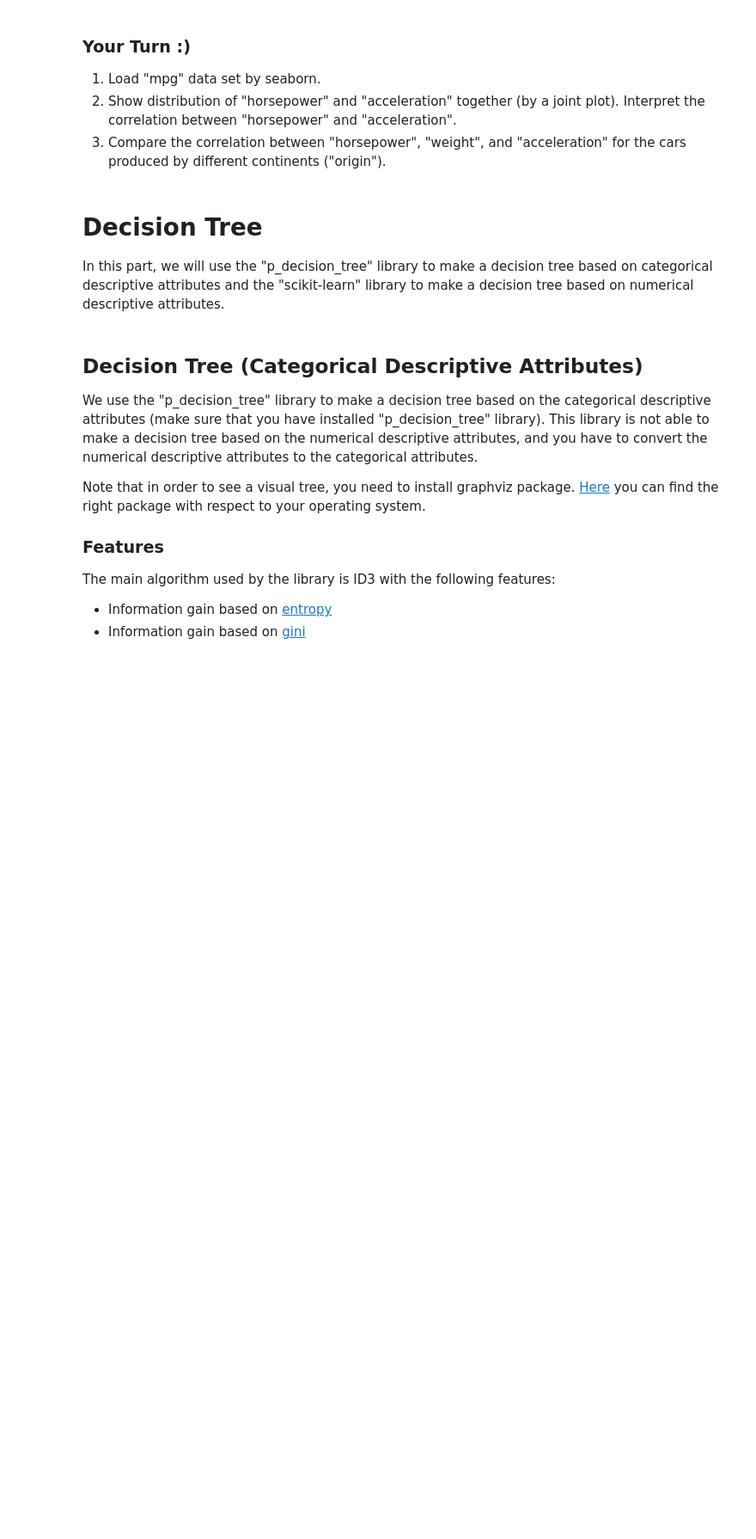
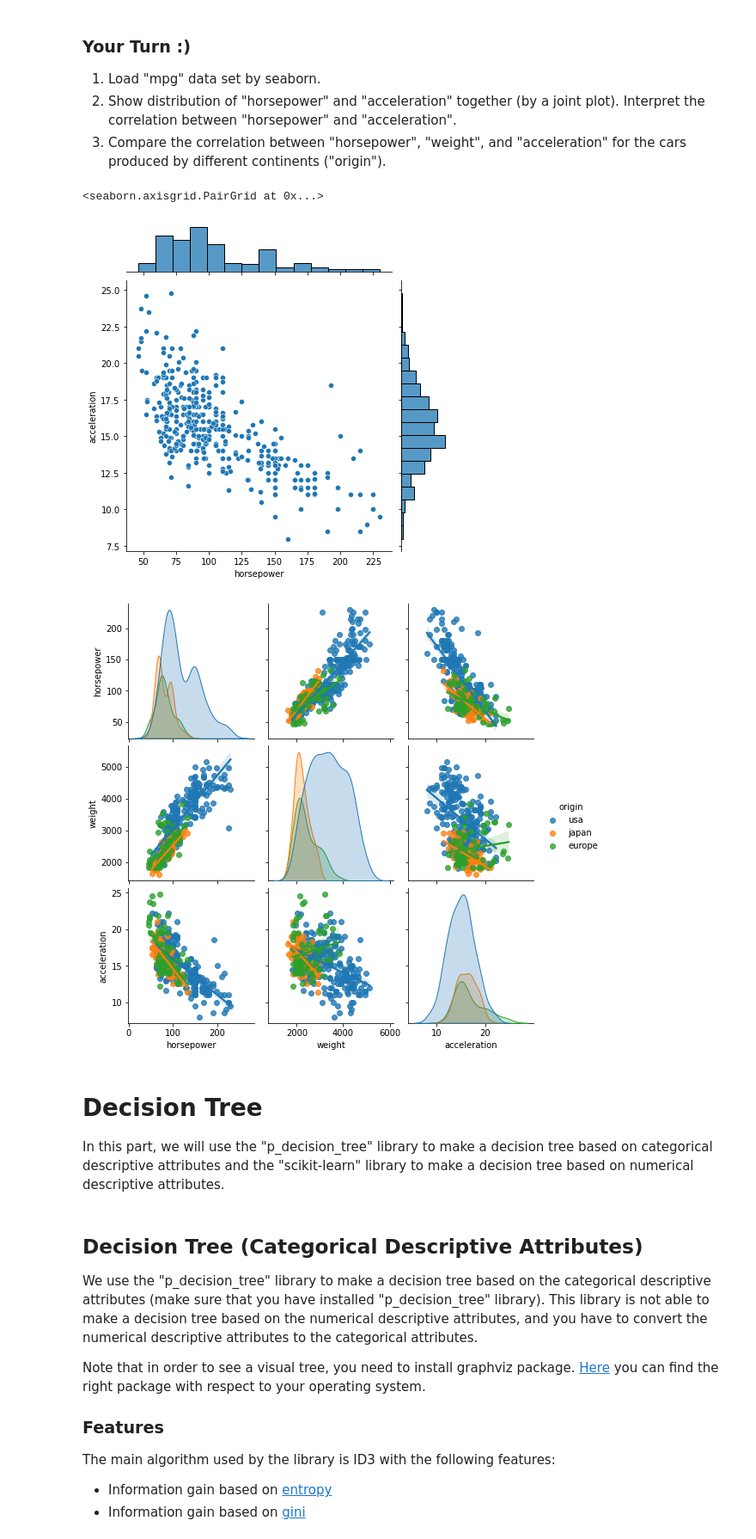
Before and after one commit to pmnatos/DataScience, a Jupyter notebook: IDS_2020/IDS2020-Instruction-Data Visualization_Decision Trees/Data Visualization_Decision Trees-Instruction.ipynb, the cells around one changed output. Shown at 86% size. Cells and saved outputs as stored; diff of their text form; code cells hidden in the pictures; blank space fills up the shorter version.

```diff
--- a/IDS_2020/IDS2020-Instruction-Data Visualization_Decision Trees/Data Visualization_Decision Trees-Instruction.ipynb
+++ b/IDS_2020/IDS2020-Instruction-Data Visualization_Decision Trees/Data Visualization_Decision Trees-Instruction.ipynb
@@ -464,3 +483,17 @@ sns.pairplot(iris, kind="kde")
+# %%
+#Your answer
+import numpy as np
+import pandas as pd
+import seaborn as sns
+
+mpg_data = sns.load_dataset('mpg')
+
+sns.jointplot(x='horsepower', y='acceleration', data= mpg_data, kind='scatter')
+sns.pairplot(mpg_data, vars=['horsepower', 'weight', 'acceleration'], hue='origin', kind='reg')
+# %% [output]
+<seaborn.axisgrid.PairGrid at 0x...>
+[figure, added]
+[figure, added]
 # %% [markdown]
 # Decision Tree
 In this part, we will use the "p_decision_tree" library to make a decision tree based on categorical descriptive attributes and the "scikit-learn" library to make a decision tree based on numerical descriptive attributes.
```
Also changed, not shown: parts of 14 cells of this notebook.
